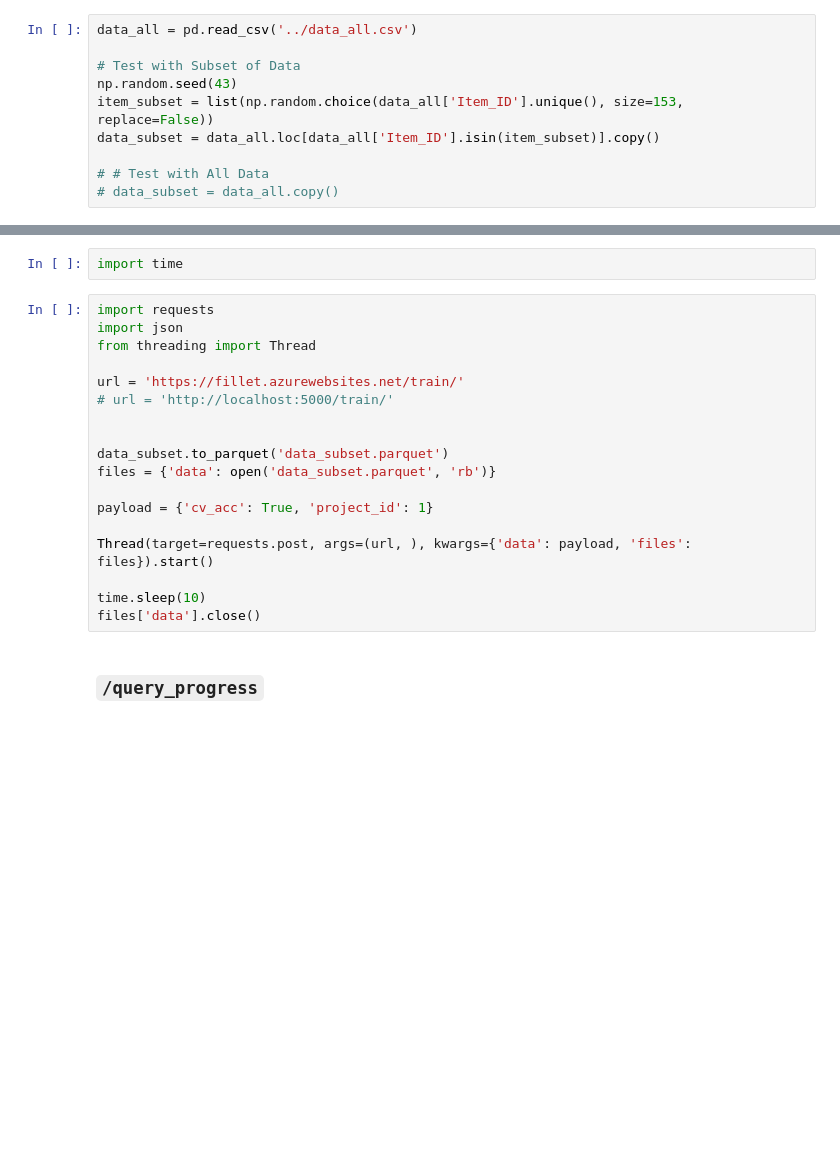
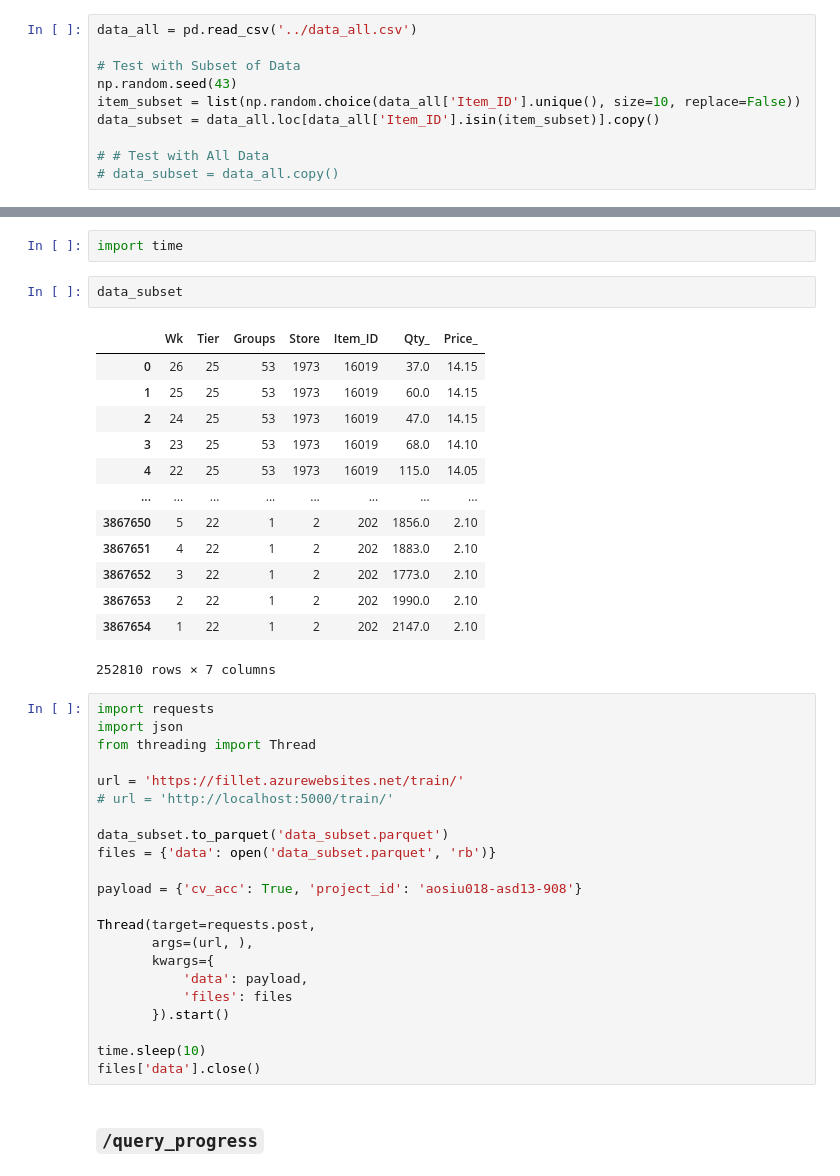
Before and after one commit to sutd-rms/fillet-flask, a Jupyter notebook: Notebooks/Test Environment-Copy1.ipynb, the cells around one changed output, grey strips where cells are left out. Drawn from its saved outputs; the diff is of its cells as text; blank space fills up the shorter version.

```diff
--- a/Notebooks/Test Environment-Copy1.ipynb
+++ b/Notebooks/Test Environment-Copy1.ipynb
@@ -7,7 +7,7 @@ data_all = pd.read_csv('../data_all.csv')
 
 # Test with Subset of Data
 np.random.seed(43)
-item_subset = list(np.random.choice(data_all['Item_ID'].unique(), size=153, replace=False))
+item_subset = list(np.random.choice(data_all['Item_ID'].unique(), size=10, replace=False))
 data_subset = data_all.loc[data_all['Item_ID'].isin(item_subset)].copy()
 
 # # Test with All Data
@@ -18,6 +18,22 @@ data_subset = data_all.loc[data_all['Item_ID'].isin(item_subset)].copy()
 ### `/train`
 # %%
 import time
+# %%
+data_subset
+# %% [output]
+|  | Wk | Tier | Groups | Store | Item_ID | Qty_ | Price_ |
+| 0 | 26 | 25 | 53 | 1973 | 16019 | 37.0 | 14.15 |
+| 1 | 25 | 25 | 53 | 1973 | 16019 | 60.0 | 14.15 |
+| 2 | 24 | 25 | 53 | 1973 | 16019 | 47.0 | 14.15 |
+| 3 | 23 | 25 | 53 | 1973 | 16019 | 68.0 | 14.10 |
+| 4 | 22 | 25 | 53 | 1973 | 16019 | 115.0 | 14.05 |
+| ... | ... | ... | ... | ... | ... | ... | ... |
+| 3867650 | 5 | 22 | 1 | 2 | 202 | 1856.0 | 2.10 |
+| 3867651 | 4 | 22 | 1 | 2 | 202 | 1883.0 | 2.10 |
+| 3867652 | 3 | 22 | 1 | 2 | 202 | 1773.0 | 2.10 |
+| 3867653 | 2 | 22 | 1 | 2 | 202 | 1990.0 | 2.10 |
+| 3867654 | 1 | 22 | 1 | 2 | 202 | 2147.0 | 2.10 |
+252810 rows × 7 columns
 # %%
 import requests
 import json
@@ -26,13 +42,17 @@ from threading import Thread
 url = 'https://fillet.azurewebsites.net/train/'
 # url = 'http://localhost:5000/train/'
 
-
 data_subset.to_parquet('data_subset.parquet')
 files = {'data': open('data_subset.parquet', 'rb')}
 
-payload = {'cv_acc': True, 'project_id': 1}
+payload = {'cv_acc': True, 'project_id': 'aosiu018-asd13-908'}
 
-Thread(target=requests.post, args=(url, ), kwargs={'data': payload, 'files': files}).start()
+Thread(target=requests.post,
+       args=(url, ),
+       kwargs={
+           'data': payload,
+           'files': files
+       }).start()
 
 time.sleep(10)
 files['data'].close()
```
Also changed, not shown: parts of 6 cells of this notebook, 3 other files.
